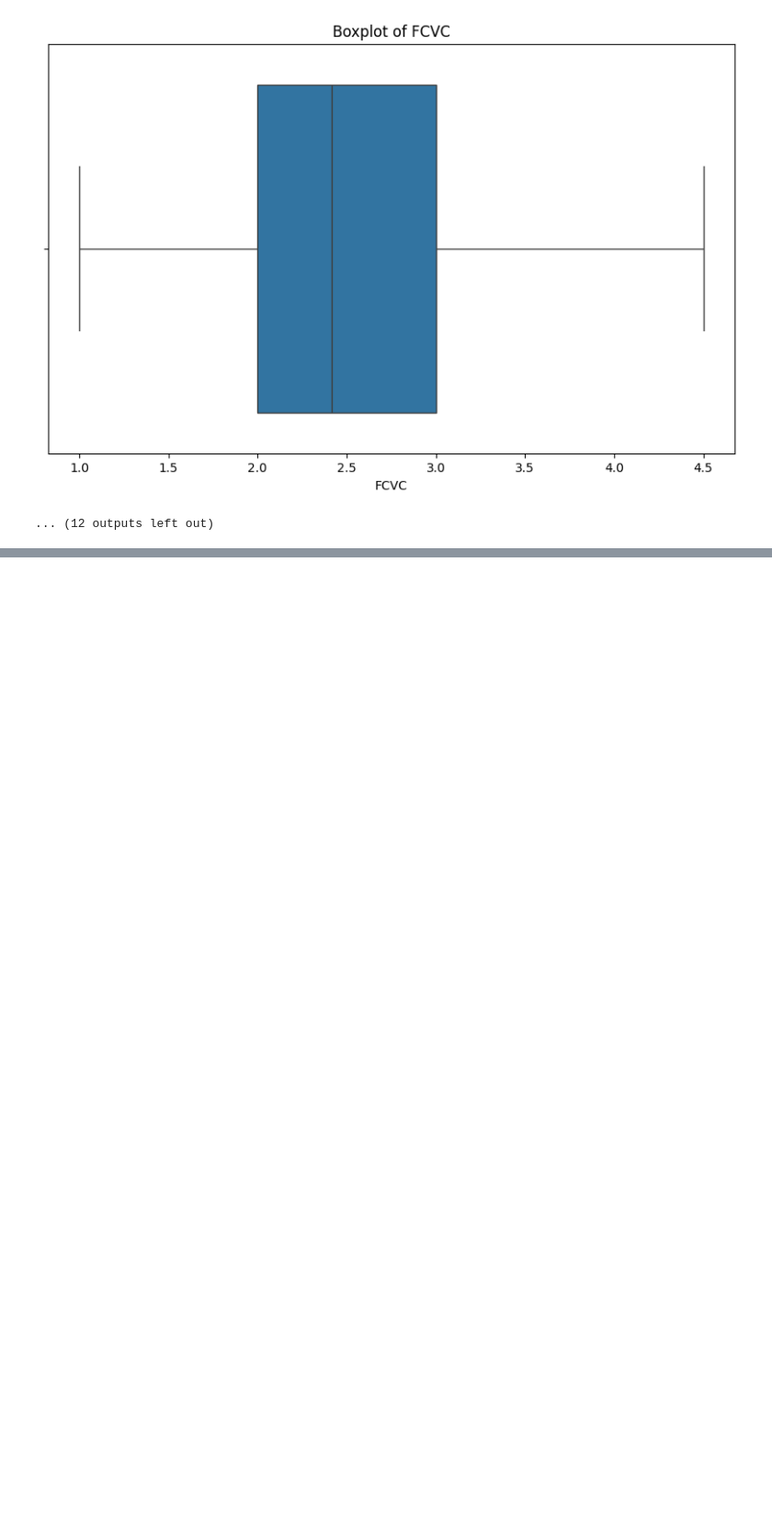
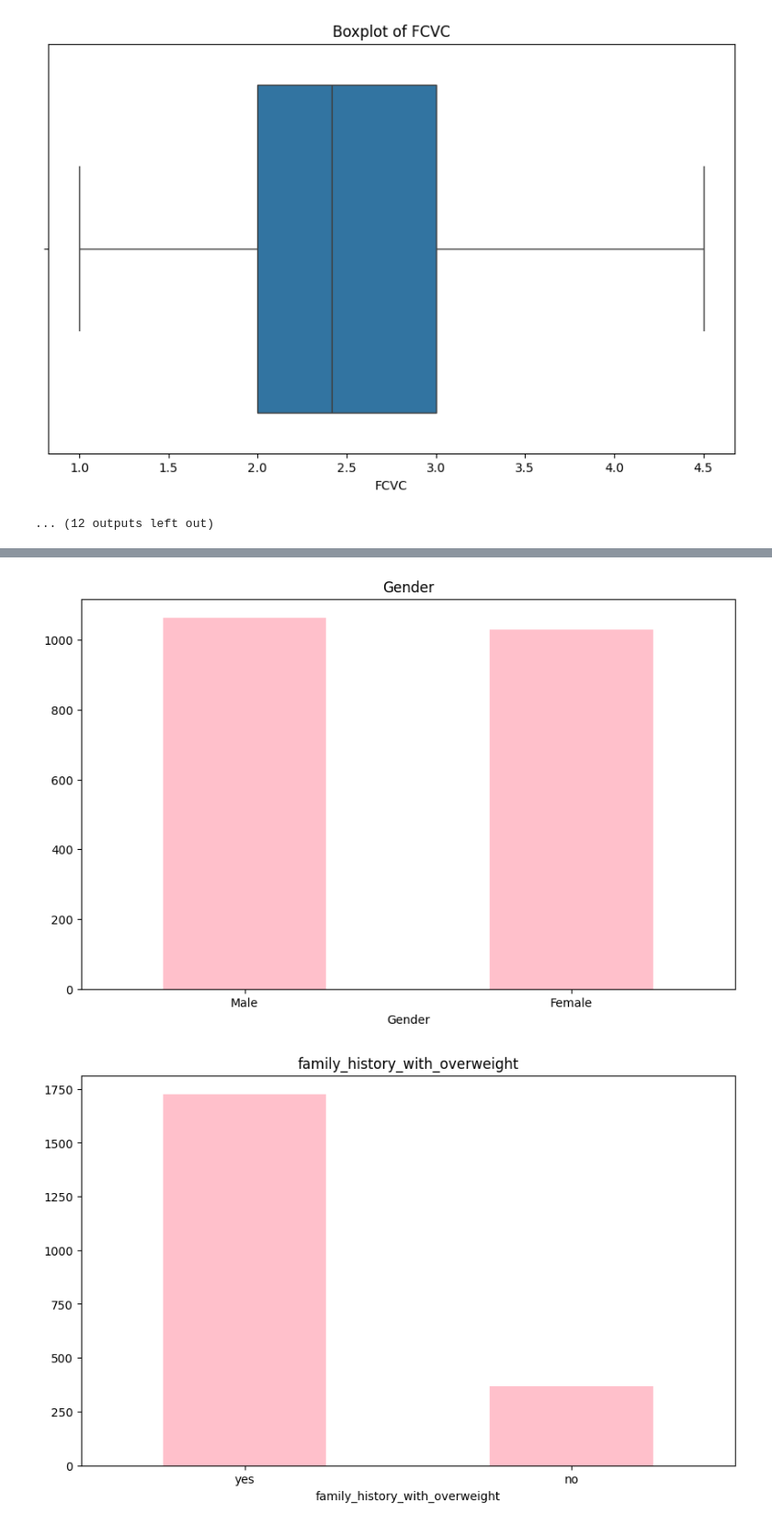
Before and after one commit to Fadri-Ashley/Data-Science-Capstone-Project, a Jupyter notebook: Model_Pipeline/test.ipynb, the cells around one changed output, grey strips where cells are left out. Shown at 92% size. Cells and saved outputs as stored; diff of their text form; code cells hidden in the pictures; blank space fills up the shorter version.

Commit message:
Encoding categorical features

```diff
--- a/Model_Pipeline/test.ipynb
+++ b/Model_Pipeline/test.ipynb
@@ -420,3 +362,7 @@ Outliers pada Weight sudah dihandel.
 Outliers pada FCVC sudah dihandel.
 [figure]
 ... (12 outputs left out)
+# %%
+for col in categorical_features:
+    print(f"\nColumn: {col}")
+    print(df[col].unique())
@@ -422,0 +387,4 @@ Outliers pada FCVC sudah dihandel.
+# %%
+for col in numeric_features:
+    print(f"\nColumn: {col}")
+    print(df[col].unique())
@@ -422,0 +409,9 @@ Outliers pada FCVC sudah dihandel.
+# %%
+for col in categorical_features:
+    df[col].value_counts().plot(kind='bar', figsize=(10, 6), color=['pink'])
+    plt.title(col)
+    plt.xticks(rotation=0)
+    plt.show()
+# %% [output]
+[figure, added]
+[figure, added]
```
Also changed, not shown: parts of 19 cells of this notebook.
